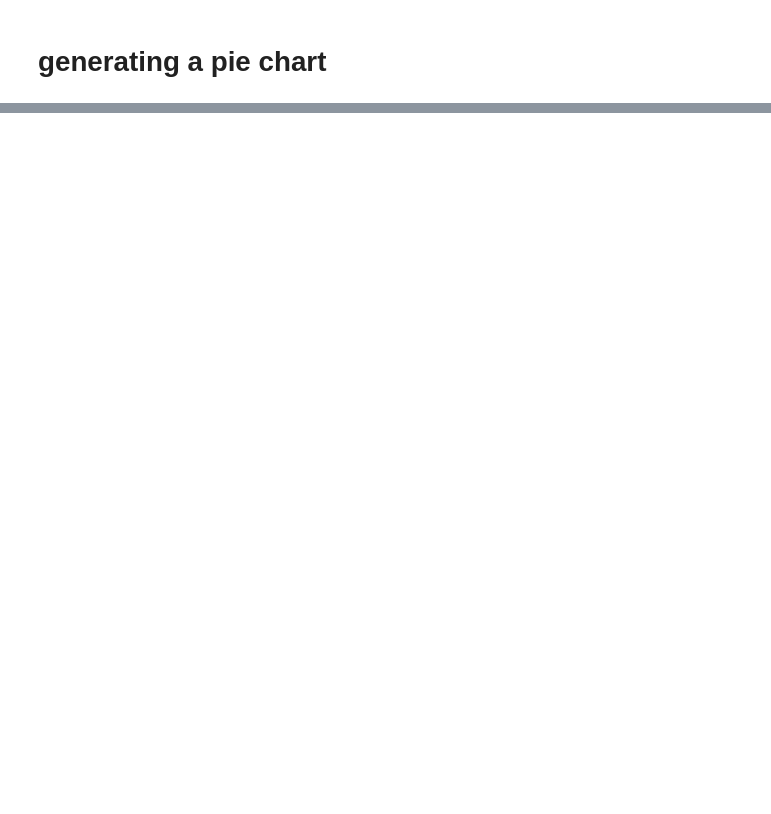
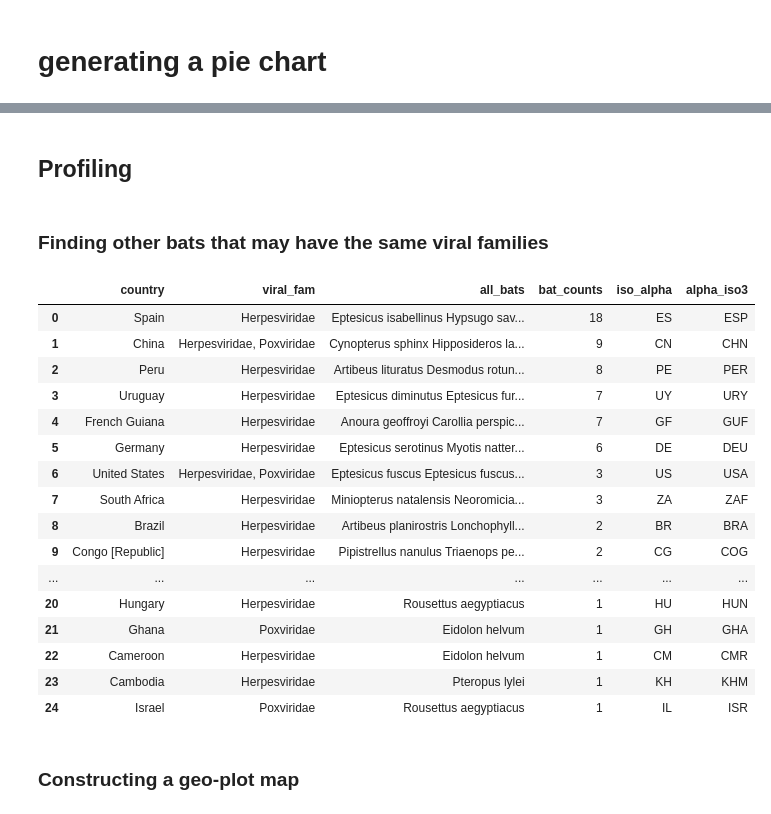
Before and after one commit to axiomcura/VSeek, a Jupyter notebook: analysis/02_plotting.ipynb, the cells around one changed output, grey strips where cells are left out. Drawn from its saved outputs; the diff is of its cells as text; code cells hidden in the pictures; blank space fills up the shorter version.

```diff
--- a/analysis/02_plotting.ipynb
+++ b/analysis/02_plotting.ipynb
@@ -73,0 +90,12 @@ selected_counts.sample()
+# %%
+# Creating a label table that shoes the name of the virus with the associated the plot above
+viral_taxa = ncbi_virus_data[["Representative", "family", "genus"]]
+viral_taxa.columns = ["accession", "family", "genus"]
+identified_virus_df = viral_taxa.merge(selected_counts, on="accession")
+identified_virus_df = identified_virus_df.sort_values(by="rel_abundance", ascending=False)
+identified_virus_df = identified_virus_df.set_index("accession")
+
+# saving table as an image
+dfi.export(identified_virus_df, "../results/identified_virus_table.png")
+
+identified_virus_df
@@ -73,0 +113,67 @@ selected_counts.sample()
+# %% [markdown]
+## Profiling
+# %% [markdown]
+### Finding other bats that may have the same viral families
+# %%
+found_viral_fam = identified_virus_df["family"].unique().tolist()
+associated_bats_df = dbat_vir_df.loc[dbat_vir_df["Viral family"].isin(found_viral_fam)]
+
+# removing any duplicates
+group = associated_bats_df.groupby("From Bat")
+
+list_dfs = []
+for name, df in group:
+    new_df = df.drop_duplicates(subset=["Viral family", "From Bat"])
+    list_dfs.append(new_df)
+
+associated_bats_df = pd.concat(list_dfs)
+associated_bats_df["Sampling country"].unique()
+
+
+# grouping by country and condensing data
+country_group = associated_bats_df.groupby("Sampling country")
+bat_country_data = []
+for name, df in country_group:
+
+    if "congo" in name.lower():
+        name = "Congo [Republic]"
+    elif "united states of america" in name.lower():
+        name = "United States"
+
+    all_bats_str = " ".join(df["From Bat"].tolist())
+    counts = len(df["From Bat"].tolist())
+    viral_fam = ", ".join(df["Viral family"].unique().tolist())
+    result = [name, viral_fam, all_bats_str, counts]
+
+    bat_country_data.append(result)
+
+# constructing dataframe
+all_bats_country_df = pd.DataFrame(data=bat_country_data, columns=["country", "viral_fam", "all_bats", "bat_counts"])
+all_bats_country_df = all_bats_country_df.sort_values(by="bat_counts", ascending=False)
+
+# augmenting all identified bats with location data
+alpha_iso_codes = iso_codes_df[["iso_alpha", "alpha_iso3"]]
+all_bats_country_df = all_bats_country_df.merge(geolocations_df, on="country")
+all_bats_country_df = all_bats_country_df.merge(alpha_iso_codes, on="iso_alpha")
+all_bats_country_df.to_csv("../results/other_bats_country.csv", index=False)
+all_bats_country_df
+# %% [output]
+|  | country | viral_fam | all_bats | bat_counts | iso_alpha | alpha_iso3 |
+| 0 | Spain | Herpesviridae | Eptesicus isabellinus Hypsugo sav... | 18 | ES | ESP |
+| 1 | China | Herpesviridae, Poxviridae | Cynopterus sphinx Hipposideros la... | 9 | CN | CHN |
+| 2 | Peru | Herpesviridae | Artibeus lituratus Desmodus rotun... | 8 | PE | PER |
+| 3 | Uruguay | Herpesviridae | Eptesicus diminutus Eptesicus fur... | 7 | UY | URY |
+| 4 | French Guiana | Herpesviridae | Anoura geoffroyi Carollia perspic... | 7 | GF | GUF |
+| 5 | Germany | Herpesviridae | Eptesicus serotinus Myotis natter... | 6 | DE | DEU |
+| 6 | United States | Herpesviridae, Poxviridae | Eptesicus fuscus Eptesicus fuscus... | 3 | US | USA |
+| 7 | South Africa | Herpesviridae | Miniopterus natalensis Neoromicia... | 3 | ZA | ZAF |
+| 8 | Brazil | Herpesviridae | Artibeus planirostris Lonchophyll... | 2 | BR | BRA |
+| 9 | Congo [Republic] | Herpesviridae | Pipistrellus nanulus Triaenops pe... | 2 | CG | COG |
+| ... | ... | ... | ... | ... | ... | ... |
+| 20 | Hungary | Herpesviridae | Rousettus aegyptiacus | 1 | HU | HUN |
+| 21 | Ghana | Poxviridae | Eidolon helvum | 1 | GH | GHA |
+| 22 | Cameroon | Herpesviridae | Eidolon helvum | 1 | CM | CMR |
+| 23 | Cambodia | Herpesviridae | Pteropus lylei | 1 | KH | KHM |
+| 24 | Israel | Poxviridae | Rousettus aegyptiacus | 1 | IL | ISR |
+# %% [markdown]
+### Constructing a geo-plot map
```
Also changed, not shown: parts of 10 cells of this notebook, 7 other files.
